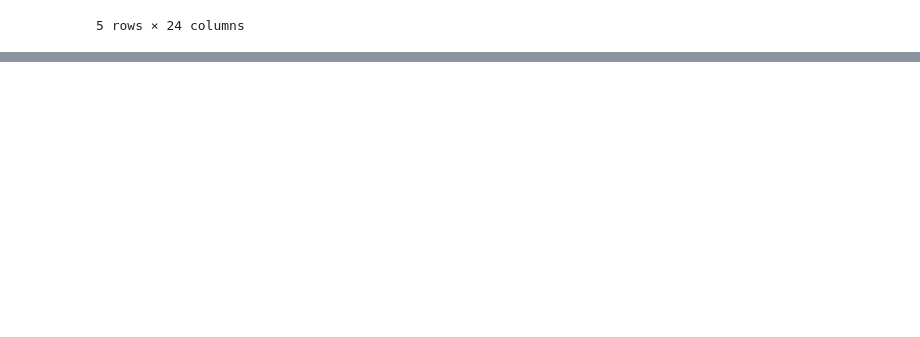
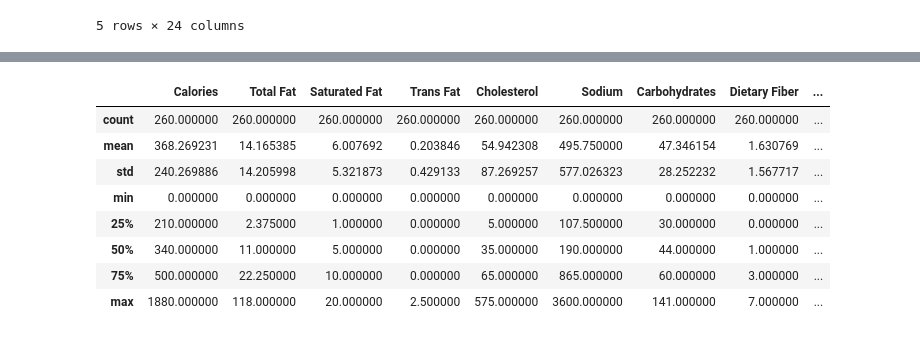
Before and after one commit to agorina91/burgers, a Jupyter notebook: Burger_Statistics.ipynb, the cells around one changed output, grey strips where cells are left out. Cells and saved outputs as stored; diff of their text form; code cells hidden in the pictures; blank space fills up the shorter version.

```diff
--- a/Burger_Statistics.ipynb
+++ b/Burger_Statistics.ipynb
@@ -137,0 +210,2 @@ mcd.tail()
+# %%
+c_mcd = mcd[['Calories', 'Total Fat', 'Saturated Fat', 'Trans Fat', 'Cholesterol', 'Sodium', 'Carbohydrates', 'Dietary Fiber', 'Sugars', 'Protein']]
@@ -137,0 +214,12 @@ mcd.tail()
+# %%
+c_mcd.describe()
+# %% [output]
+|  | Calories | Total Fat | Saturated Fat | Trans Fat | Cholesterol | Sodium | Carbohydrates | Dietary Fiber | ... |
+| count | 260.000000 | 260.000000 | 260.000000 | 260.000000 | 260.000000 | 260.000000 | 260.000000 | 260.000000 | ... |
+| mean | 368.269231 | 14.165385 | 6.007692 | 0.203846 | 54.942308 | 495.750000 | 47.346154 | 1.630769 | ... |
+| std | 240.269886 | 14.205998 | 5.321873 | 0.429133 | 87.269257 | 577.026323 | 28.252232 | 1.567717 | ... |
+| min | 0.000000 | 0.000000 | 0.000000 | 0.000000 | 0.000000 | 0.000000 | 0.000000 | 0.000000 | ... |
+| 25% | 210.000000 | 2.375000 | 1.000000 | 0.000000 | 5.000000 | 107.500000 | 30.000000 | 0.000000 | ... |
+| 50% | 340.000000 | 11.000000 | 5.000000 | 0.000000 | 35.000000 | 190.000000 | 44.000000 | 1.000000 | ... |
+| 75% | 500.000000 | 22.250000 | 10.000000 | 0.000000 | 65.000000 | 865.000000 | 60.000000 | 3.000000 | ... |
+| max | 1880.000000 | 118.000000 | 20.000000 | 2.500000 | 575.000000 | 3600.000000 | 141.000000 | 7.000000 | ... |
```
Also changed, not shown: parts of 14 cells of this notebook, 6 other files.
